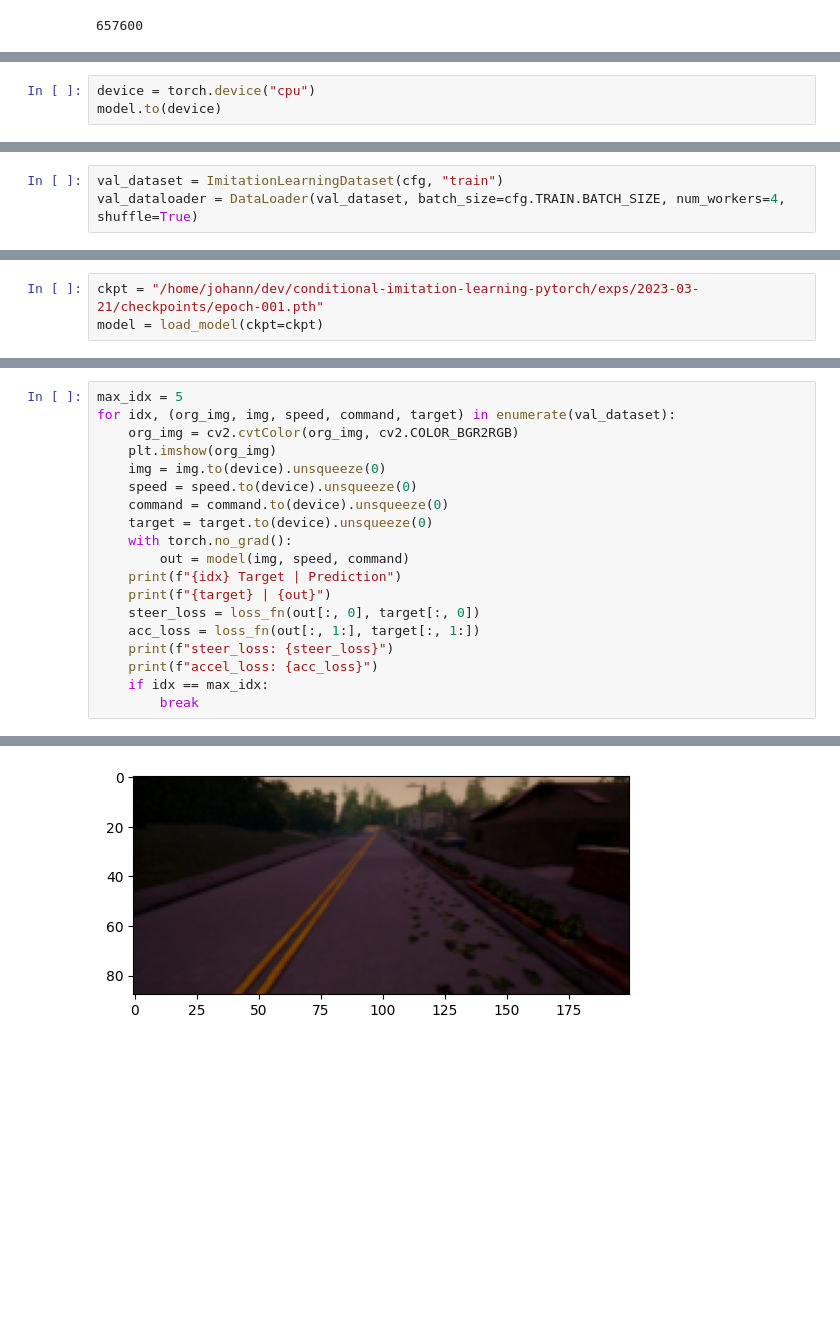
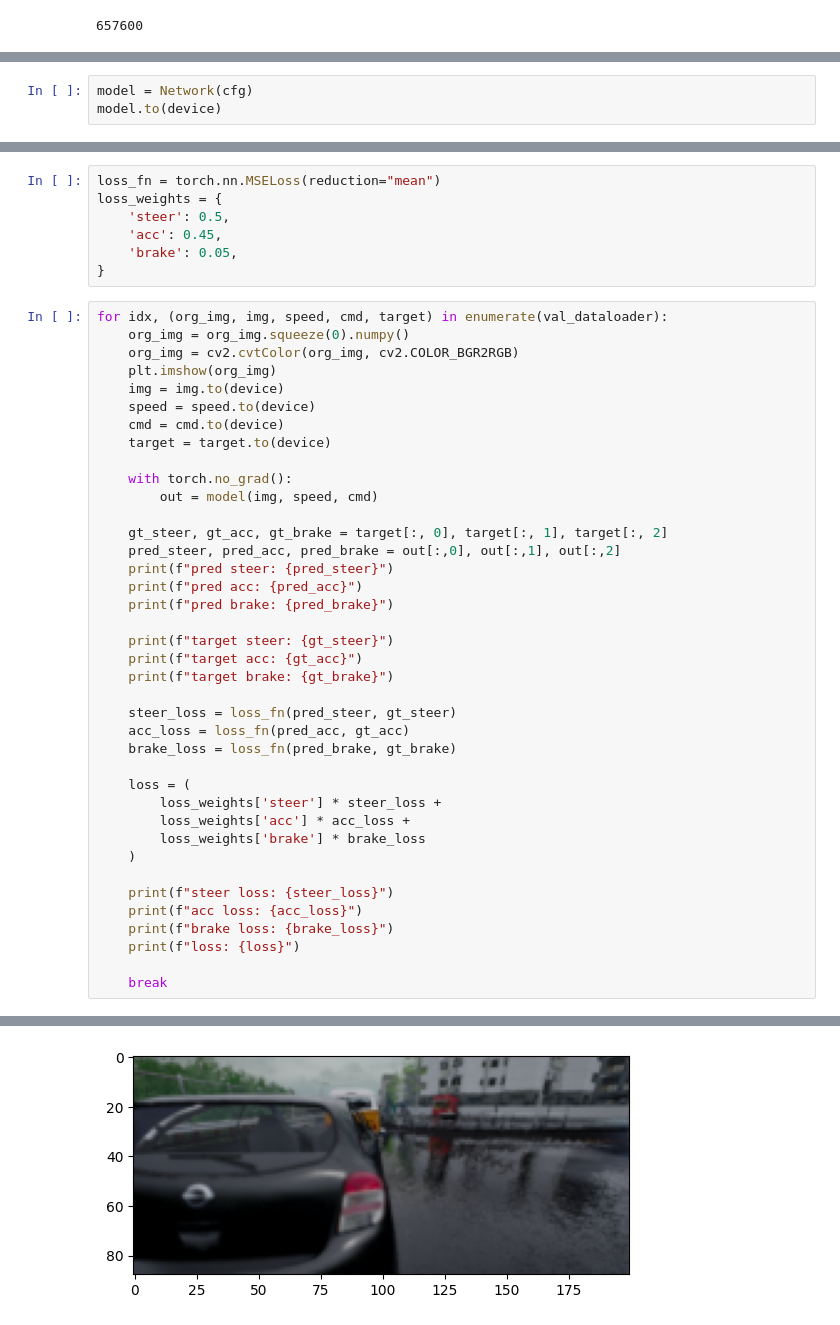
Before and after one commit to johanngerberding/carla-agent-imitation-learning, a Jupyter notebook: debug.ipynb, the cells around one changed output, grey strips where cells are left out. Saved outputs shown, nothing was run; the diff lists cells and outputs as text; blank space fills up the shorter version.

```diff
--- a/debug.ipynb
+++ b/debug.ipynb
@@ -127,4 +105,4 @@ model = torch.load(checkpoint)
 # %%
-device = torch.device("cpu")
+model = Network(cfg)
 model.to(device)
 # %% [output]
@@ -146,5 +124,2 @@ BranchedNetwork(
   )
 )
-# %%
-val_dataset = ImitationLearningDataset(cfg, "train")
-val_dataloader = DataLoader(val_dataset, batch_size=cfg.TRAIN.BATCH_SIZE, num_workers=4, shuffle=True)
@@ -236,3 +125,0 @@ def load_model(ckpt: str):
-# %%
-ckpt = "/home/johann/dev/conditional-imitation-learning-pytorch/exps/2023-03-21/checkpoints/epoch-001.pth"
-model = load_model(ckpt=ckpt)
@@ -274,20 +126,47 @@ loss_fn = torch.nn.MSELoss()
+# %%
+loss_fn = torch.nn.MSELoss(reduction="mean")
+loss_weights = {
+    'steer': 0.5,
+    'acc': 0.45,
+    'brake': 0.05,
+}
 # %%
-max_idx = 5
-for idx, (org_img, img, speed, command, target) in enumerate(val_dataset):
+for idx, (org_img, img, speed, cmd, target) in enumerate(val_dataloader):
+    org_img = org_img.squeeze(0).numpy()
     org_img = cv2.cvtColor(org_img, cv2.COLOR_BGR2RGB)
     plt.imshow(org_img)
-    img = img.to(device).unsqueeze(0)
-    speed = speed.to(device).unsqueeze(0)
-    command = command.to(device).unsqueeze(0)
-    target = target.to(device).unsqueeze(0)
+    img = img.to(device)
+    speed = speed.to(device)
+    cmd = cmd.to(device)
+    target = target.to(device)
+
     with torch.no_grad():
-        out = model(img, speed, command)
-    print(f"{idx} Target | Prediction")
-    print(f"{target} | {out}")
-    steer_loss = loss_fn(out[:, 0], target[:, 0])
-    acc_loss = loss_fn(out[:, 1:], target[:, 1:])
-    print(f"steer_loss: {steer_loss}")
-    print(f"accel_loss: {acc_loss}")
-    if idx == max_idx:
-        break
+        out = model(img, speed, cmd)
+
+    gt_steer, gt_acc, gt_brake = target[:, 0], target[:, 1], target[:, 2]
+    pred_steer, pred_acc, pred_brake = out[:,0], out[:,1], out[:,2]
+    print(f"pred steer: {pred_steer}")
+    print(f"pred acc: {pred_acc}")
+    print(f"pred brake: {pred_brake}")
+
+    print(f"target steer: {gt_steer}")
+    print(f"target acc: {gt_acc}")
+    print(f"target brake: {gt_brake}")
+
+    steer_loss = loss_fn(pred_steer, gt_steer)
+    acc_loss = loss_fn(pred_acc, gt_acc)
+    brake_loss = loss_fn(pred_brake, gt_brake)
+
+    loss = (
+        loss_weights['steer'] * steer_loss +
+        loss_weights['acc'] * acc_loss +
+        loss_weights['brake'] * brake_loss
+    )
+
+    print(f"steer loss: {steer_loss}")
+    print(f"acc loss: {acc_loss}")
+    print(f"brake loss: {brake_loss}")
+    print(f"loss: {loss}")
+
+    break
 # %% [output]
@@ -311 +175 @@ accel_loss: 0.3558720648288727
-[figure, old version]
+[figure, new version]
```
Also changed, not shown: parts of 38 cells of this notebook, 4 other files.
